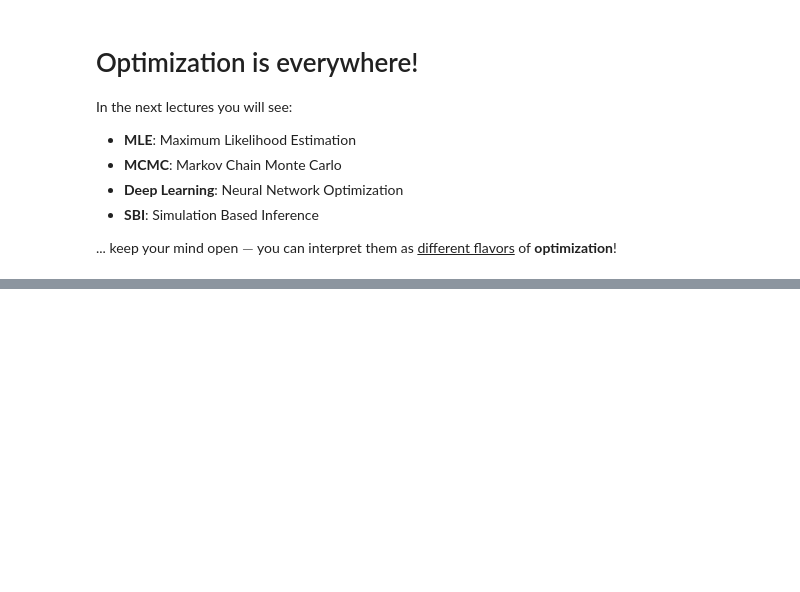
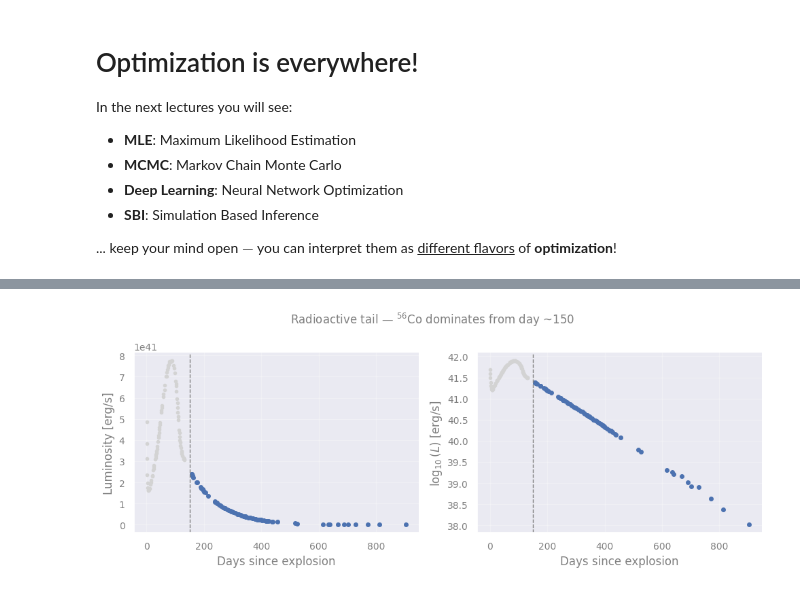
Before and after one commit to AstroStat-Academy/astrostat-school-8, a Jupyter notebook: Optimization/Optimization.ipynb, the cells around one changed output, grey strips where cells are left out. Saved outputs shown, nothing was run; the diff lists cells and outputs as text; code cells hidden in the pictures; blank space fills up the shorter version.

```diff
--- a/Optimization/Optimization.ipynb
+++ b/Optimization/Optimization.ipynb
@@ -931,0 +1137,27 @@ In the next lectures you will see:
+# %%
+# Select the radioactive tail: t >= 150 days
+mask = (time >= 150)        #& (time<=400)
+time_tail = time[mask]
+logL_tail = logL[mask]
+Lum_tail = Lum[mask]
+
+fig, axes = plt.subplots(1, 2, figsize=(10, 4))
+
+axes[0].plot(time[~mask], Lum[~mask], 'o', ms=3, c='lightgrey', label='Early phase (excluded)')
+axes[0].plot(time_tail, Lum_tail, 'o', ms=4, c='C0', label='Radioactive tail (fit region)')
+axes[0].axvline(150, ls='--', c='grey', lw=1, label='Day 150 (fit start)')
+axes[0].set_xlabel('Days since explosion')
+axes[0].set_ylabel('Luminosity [erg/s]')
+
+
+axes[1].plot(time[~mask], logL[~mask], 'o', ms=3, c='lightgrey', label='Early phase (excluded)')
+axes[1].plot(time_tail, logL_tail, 'o', ms=4, c='C0', label='Radioactive tail (fit region)')
+axes[1].axvline(150, ls='--', c='grey', lw=1, label='Day 150 (fit start)')
+axes[1].set_xlabel('Days since explosion')
+axes[1].set_ylabel(r'$\log_{10}(L)$ [erg/s]')
+
+plt.suptitle('Radioactive tail — $^{56}$Co dominates from day ~150')
+plt.tight_layout()
+plt.show()
+# %% [output]
+[figure, added]
```
Also changed, not shown: parts of 23 cells of this notebook, 1 other file.
